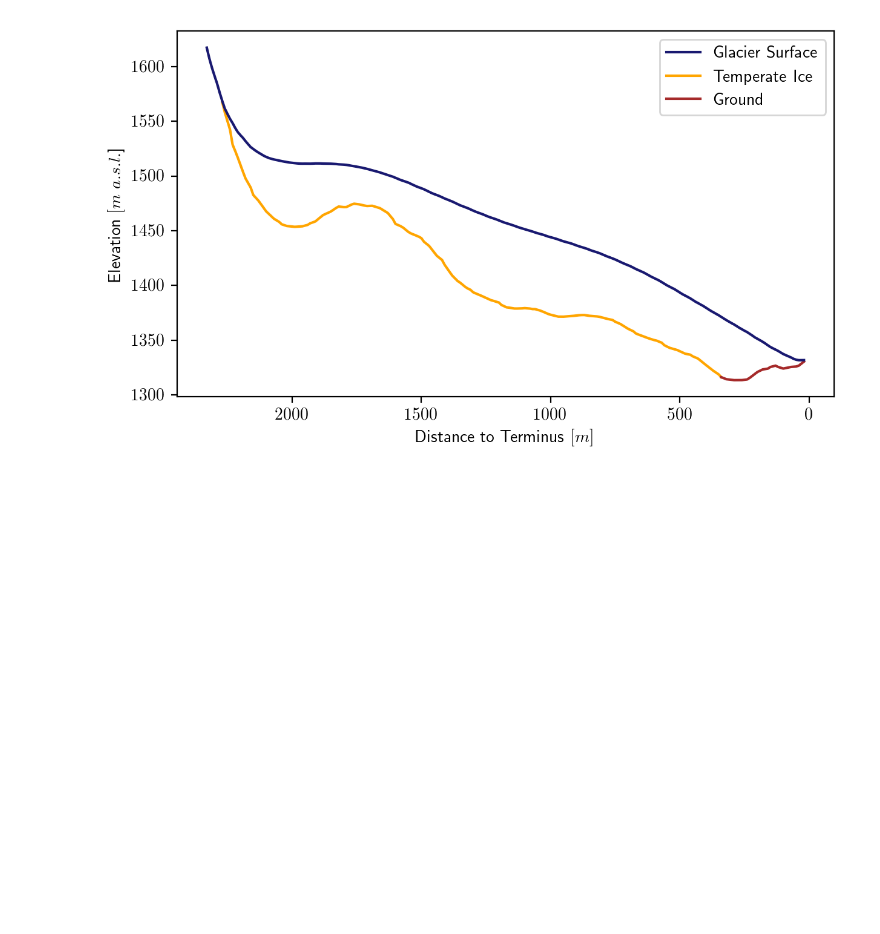
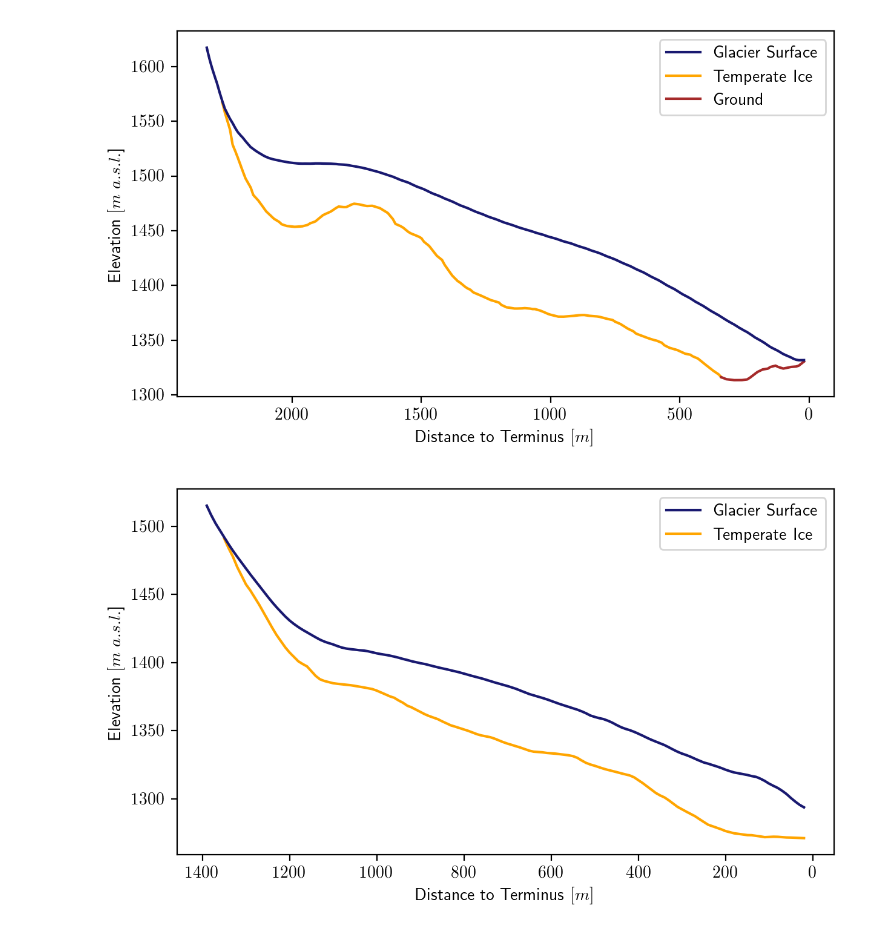
Before and after one commit to erikmannerfelt/Marma_RADAR, a Jupyter notebook: elevation_profile/Elevation Profile.ipynb, the cells around one changed output. Cells and saved outputs as stored; diff of their text form; code cells hidden in the pictures; blank space fills up the shorter version.

Commit message:
New elevation profiles

```diff
--- a/elevation_profile/Elevation Profile.ipynb
+++ b/elevation_profile/Elevation Profile.ipynb
@@ -2,6 +2,11 @@
 import pandas as pd
 import matplotlib.pyplot as plt
 
-plt.rcParams["figure.dpi"] = 200
+
 plt.rcParams["text.usetex"] = True
+plt.rcParams['text.latex.unicode'] = True
+plt.rcParams["font.family"] = "serif"
+
+%matplotlib inline
+plt.rcParams["figure.dpi"] = 300
 # %%
@@ -34,2 +41,29 @@ plt.savefig("export/cross_section_180510", dpi=300)
 # %% [output]
 [figure]
+# %%
+# MÅRMAPAKTEGLACIÄREN
+
+data = pd.read_csv("MarPak_profile_180511.csv")
+data.index *= 10
+data = data.rolling(3).mean()
+
+# Remove values where temperate is higher than glacier
+data["surface"] = data["surface"][data["surface"] < data["glacier"]]
+
+plt.figure(figsize=(7, 4))
+
+colors = ["midnightblue", "orange"]
+labels = ["Glacier Surface", "Temperate Ice"]
+zorders = [3, 1]
+
+for i, col in enumerate(["glacier", "surface"]):
+    plt.plot(data[col], c=colors[i], zorder=zorders[i], label=labels[i])
+
+plt.ylabel("Elevation $[m\ a.s.l.$]")
+plt.xlabel("Distance to Terminus $[m]$")
+plt.legend()
+plt.gca().invert_xaxis()
+
+plt.savefig("export/MarPak_cross_section_180511", dpi=300)
+# %% [output]
+[figure, added]
```
Also changed, not shown: parts of 2 cells of this notebook, 8 other files.
